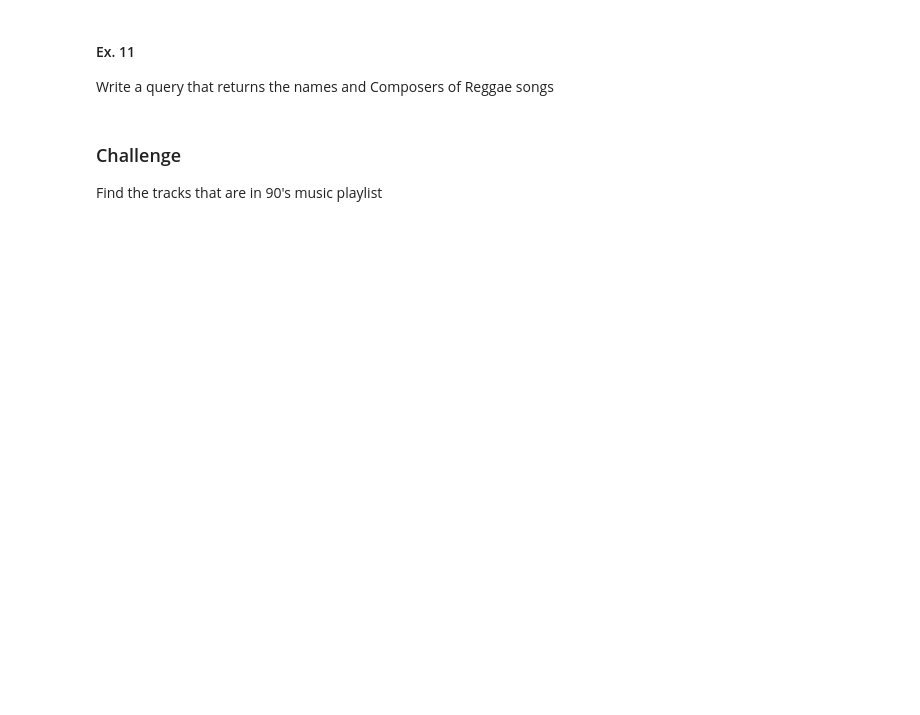
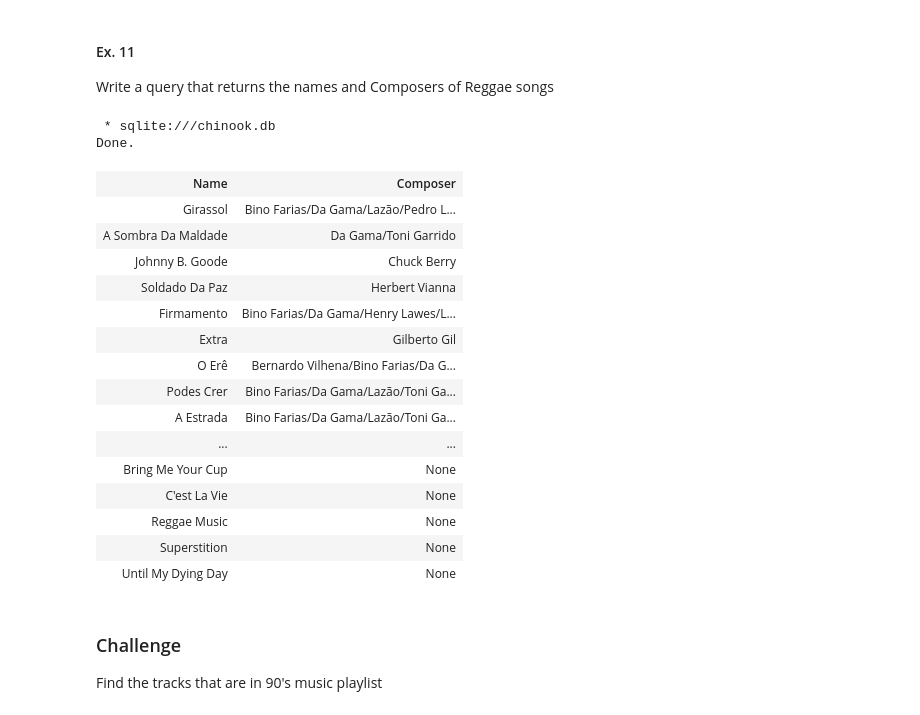
Before and after one commit to Ali-Ali1/CSC330-Introduction-to-SQL-T6-Ala-Paulina-Ali, a Jupyter notebook: SQL_tutorial.ipynb, the cells around one changed output. Drawn from its saved outputs; the diff is of its cells as text; code cells hidden in the pictures; blank space fills up the shorter version.

```diff
--- a/SQL_tutorial.ipynb
+++ b/SQL_tutorial.ipynb
@@ -242,7 +305,28 @@ What ten tracks require the most space and how much space do they require?
 Write a query that returns the names and Composers of Reggae songs
 # %%
 %%sql
--- Write your query here
+select name, composer
+from tracks
+where genreid in (select genreid from genres where name == "Reggae")
+# %% [output]
+ * sqlite:///chinook.db
+Done.
+| Name | Composer |
+| Girassol | Bino Farias/Da Gama/Lazão/Pedro L... |
+| A Sombra Da Maldade | Da Gama/Toni Garrido |
+| Johnny B. Goode | Chuck Berry |
+| Soldado Da Paz | Herbert Vianna |
+| Firmamento | Bino Farias/Da Gama/Henry Lawes/L... |
+| Extra | Gilberto Gil |
+| O Erê | Bernardo Vilhena/Bino Farias/Da G... |
+| Podes Crer | Bino Farias/Da Gama/Lazão/Toni Ga... |
+| A Estrada | Bino Farias/Da Gama/Lazão/Toni Ga... |
+| ... | ... |
+| Bring Me Your Cup | None |
+| C'est La Vie | None |
+| Reggae Music | None |
+| Superstition | None |
+| Until My Dying Day | None |
 # %% [markdown]
 ### Challenge
 Find the tracks that are in 90's music playlist
```
Also changed, not shown: parts of 7 cells of this notebook.
